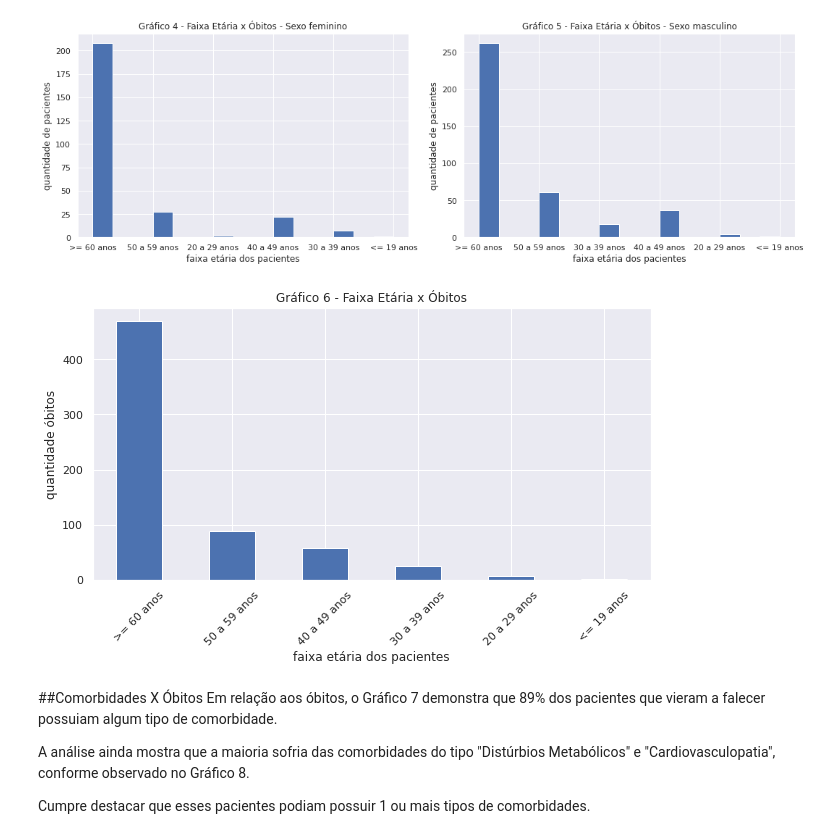
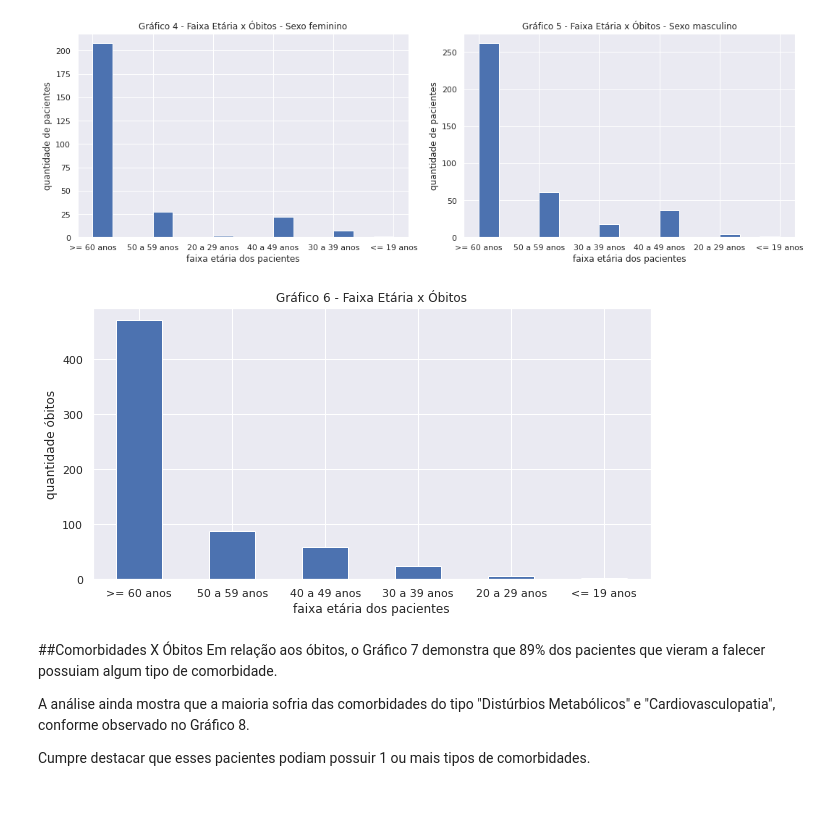
Before and after one commit to carmenscar/Data-Science-projects, a Jupyter notebook: analisecovidbsb.ipynb, the cells around one changed output. Cells and saved outputs as stored; diff of their text form; code cells hidden in the pictures; blank space fills up the shorter version.

```diff
--- a/analisecovidbsb.ipynb
+++ b/analisecovidbsb.ipynb
@@ -278,15 +279,15 @@ fig.tight_layout();
 # %%
 sns.set()
 plt.figure(figsize=(10,5))
 df1['Faixa Etária'].value_counts().plot(kind='bar')
 plt.xlabel('faixa etária dos pacientes')
 plt.ylabel('quantidade óbitos')
 plt.title('Gráfico 6 - Faixa Etária x Óbitos');
-plt.xticks(rotation=45)
+plt.xticks(rotation=0)
 df1['Faixa Etária'].value_counts() / df1['Faixa Etária'].shape[0]
 plt.show()
 # %% [output]
-[figure, old version]
+[figure, new version]
 # %% [markdown]
 ##Comorbidades X Óbitos
 Em relação aos óbitos, o Gráfico 7 demonstra que 89% dos pacientes que vieram a falecer possuiam algum tipo de comorbidade.
```
Also changed, not shown: parts of 2 cells of this notebook.
